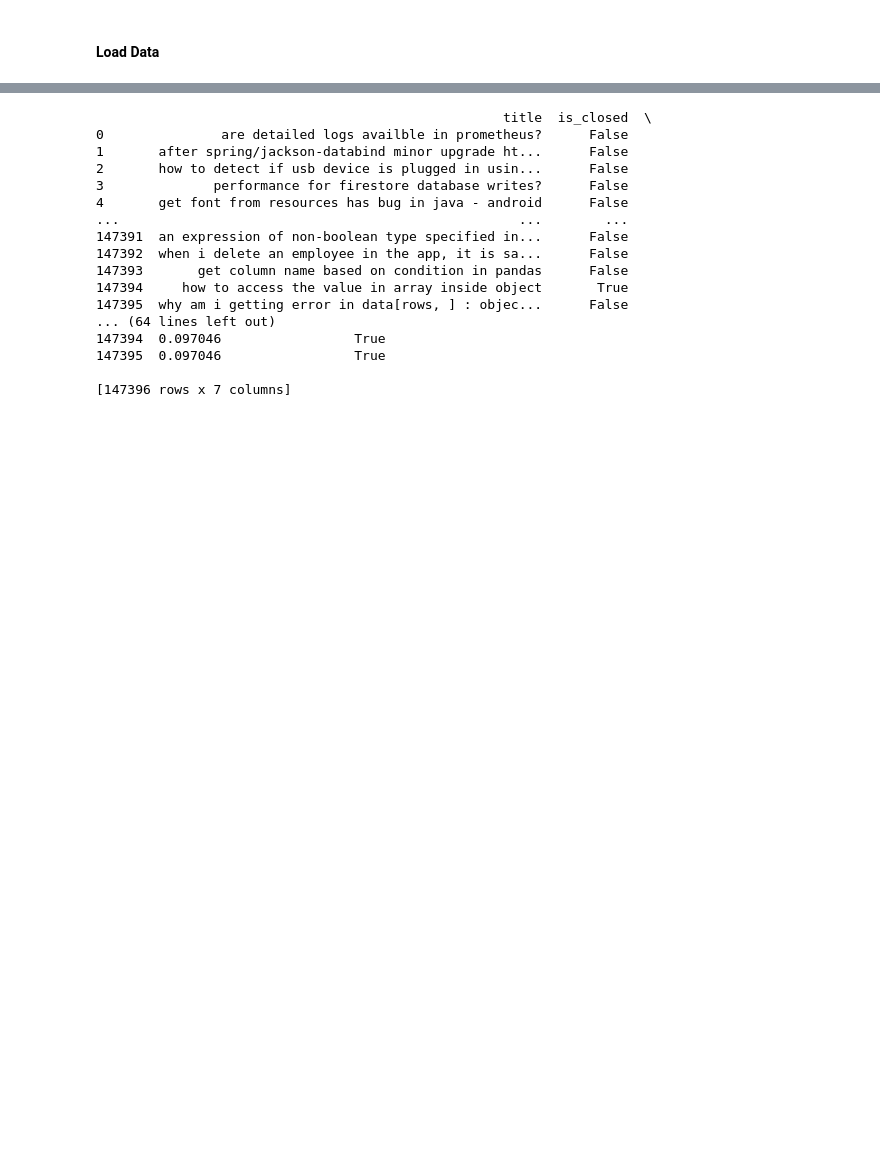
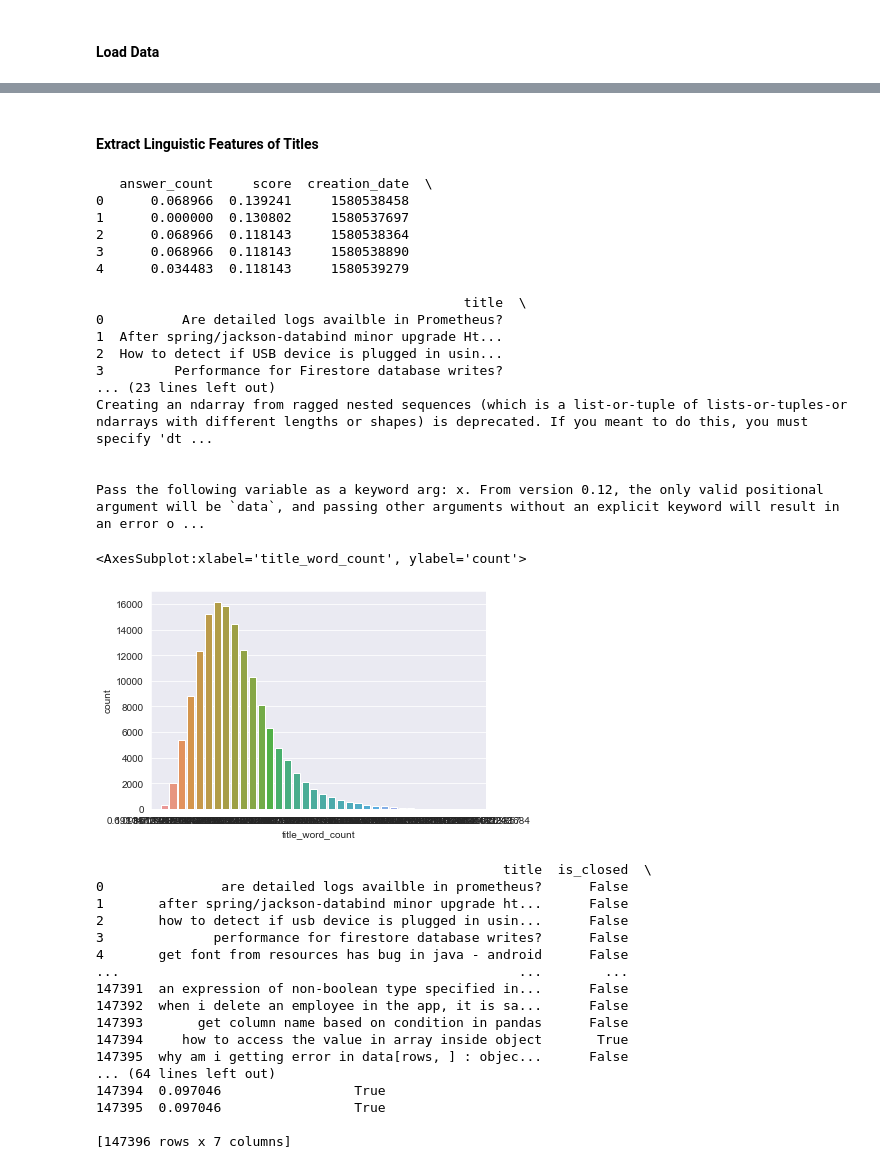
Before and after one commit to bl1428/cs521_stackoverflow_quality, a Jupyter notebook: StackClassifier.ipynb, the cells around one changed output, grey strips where cells are left out. Drawn from its saved outputs; the diff is of its cells as text; code cells hidden in the pictures; blank space fills up the shorter version.

```diff
--- a/StackClassifier.ipynb
+++ b/StackClassifier.ipynb
@@ -68 +77,40 @@ print(df_questions.head())
+# %% [markdown]
+#### Extract Linguistic Features of Titles
+# %%
+def get_tokens(text):
+    text = text.lower()
+    tokens = word_tokenize(text)
+    # remove all punctuation-only tokens
+    tokens = list(filter(lambda token: token not in string.punctuation, tokens))
+    return (tokens, len(tokens))
+
+df_questions['title_tokens'], df_questions['title_word_count'] = zip(*df_questions['title'].apply(get_tokens))
+
+print(df_questions.head())
+# sns.countplot(df_questions['title_word_count'])
+
+# title word length is right skewed, so we apply log transform
+log_transformer = preprocessing.FunctionTransformer(np.log1p)
+df_questions['title_word_count'] = log_transformer.transform(np.array(df_questions['title_word_count']).reshape(-1,1))
+sns.countplot(df_questions['title_word_count'])
+# %% [output]
+   answer_count     score  creation_date  \
+0      0.068966  0.139241     1580538458
+1      0.000000  0.130802     1580537697
+2      0.068966  0.118143     1580538364
+3      0.068966  0.118143     1580538890
+4      0.034483  0.118143     1580539279
+
+                                               title  \
+0          Are detailed logs availble in Prometheus?
+1  After spring/jackson-databind minor upgrade Ht...
+2  How to detect if USB device is plugged in usin...
+3         Performance for Firestore database writes?
+... (23 lines left out)
+Creating an ndarray from ragged nested sequences (which is a list-or-tuple of lists-or-tuples-or ndarrays with different lengths or shapes) is deprecated. If you meant to do this, you must specify 'dt ...
+
+
+Pass the following variable as a keyword arg: x. From version 0.12, the only valid positional argument will be `data`, and passing other arguments without an explicit keyword will result in an error o ...
+<AxesSubplot:xlabel='title_word_count', ylabel='count'>
+[figure, added]
 # %%
```
Also changed, not shown: parts of 3 cells of this notebook.
